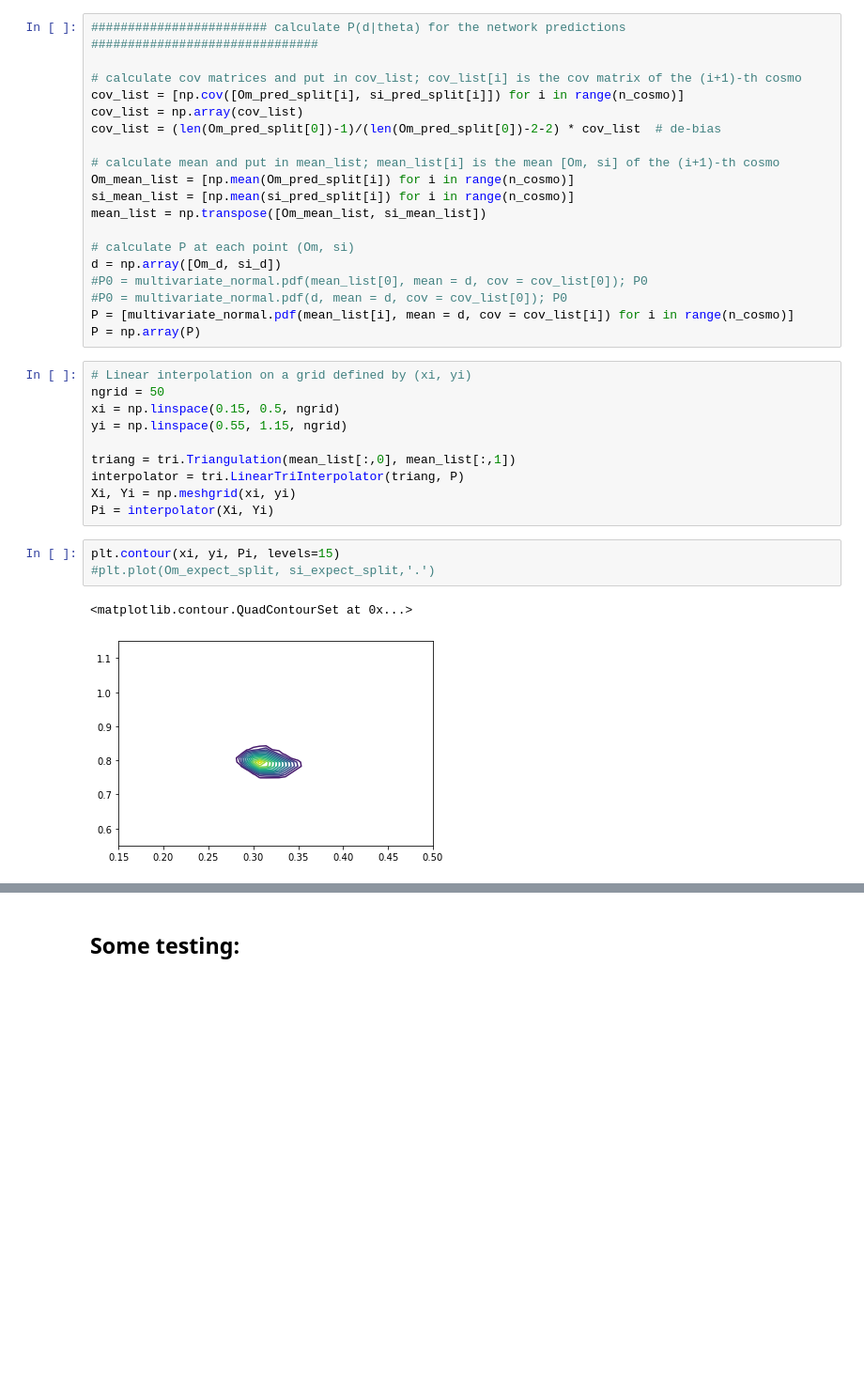
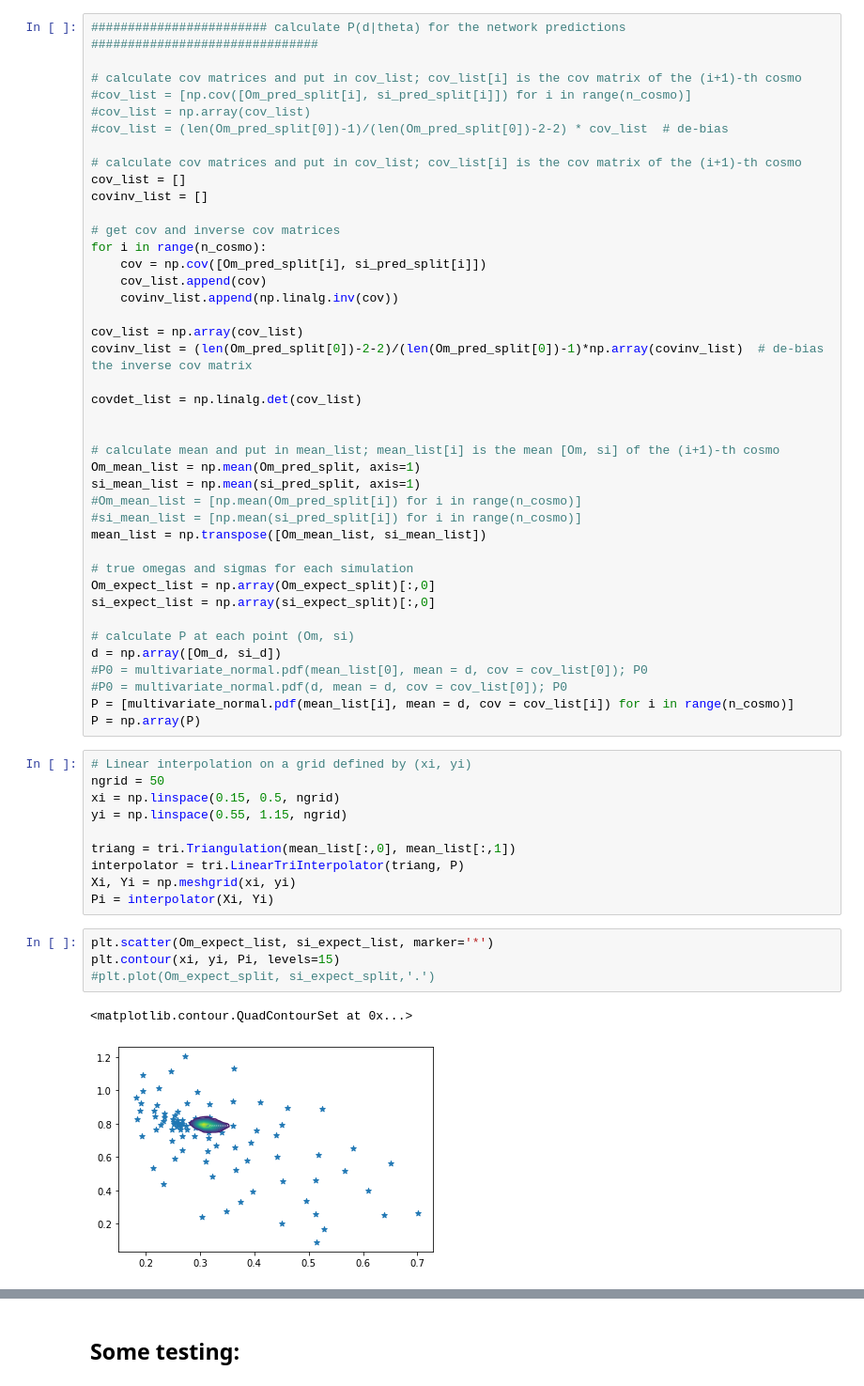
Before and after one commit to tianliwng/CNN-plus-weak-lensing, a Jupyter notebook: likelihood_CNN.ipynb, the cells around one changed output, grey strips where cells are left out. Shown at 94% size. Cells and saved outputs as stored; diff of their text form; blank space fills up the shorter version.

```diff
--- a/likelihood_CNN.ipynb
+++ b/likelihood_CNN.ipynb
@@ -31,14 +33,36 @@ si_pred_split = np.array_split(si_pred, n_cosmo)
 ######################## calculate P(d|theta) for the network predictions ###############################
 
 # calculate cov matrices and put in cov_list; cov_list[i] is the cov matrix of the (i+1)-th cosmo
-cov_list = [np.cov([Om_pred_split[i], si_pred_split[i]]) for i in range(n_cosmo)]
+#cov_list = [np.cov([Om_pred_split[i], si_pred_split[i]]) for i in range(n_cosmo)]
+#cov_list = np.array(cov_list)
+#cov_list = (len(Om_pred_split[0])-1)/(len(Om_pred_split[0])-2-2) * cov_list  # de-bias
+
+# calculate cov matrices and put in cov_list; cov_list[i] is the cov matrix of the (i+1)-th cosmo
+cov_list = []
+covinv_list = []
+
+# get cov and inverse cov matrices
+for i in range(n_cosmo):
+    cov = np.cov([Om_pred_split[i], si_pred_split[i]])
+    cov_list.append(cov)
+    covinv_list.append(np.linalg.inv(cov))
+
 cov_list = np.array(cov_list)
-cov_list = (len(Om_pred_split[0])-1)/(len(Om_pred_split[0])-2-2) * cov_list  # de-bias
+covinv_list = (len(Om_pred_split[0])-2-2)/(len(Om_pred_split[0])-1)*np.array(covinv_list)  # de-bias the inverse cov matrix
+
+covdet_list = np.linalg.det(cov_list)
+
 
 # calculate mean and put in mean_list; mean_list[i] is the mean [Om, si] of the (i+1)-th cosmo
-Om_mean_list = [np.mean(Om_pred_split[i]) for i in range(n_cosmo)]
-si_mean_list = [np.mean(si_pred_split[i]) for i in range(n_cosmo)]
+Om_mean_list = np.mean(Om_pred_split, axis=1)
+si_mean_list = np.mean(si_pred_split, axis=1)
+#Om_mean_list = [np.mean(Om_pred_split[i]) for i in range(n_cosmo)]
+#si_mean_list = [np.mean(si_pred_split[i]) for i in range(n_cosmo)]
 mean_list = np.transpose([Om_mean_list, si_mean_list])
+
+# true omegas and sigmas for each simulation
+Om_expect_list = np.array(Om_expect_split)[:,0]
+si_expect_list = np.array(si_expect_split)[:,0]
 
 # calculate P at each point (Om, si)
 d = np.array([Om_d, si_d])
@@ -57,8 +81,9 @@ interpolator = tri.LinearTriInterpolator(triang, P)
 Xi, Yi = np.meshgrid(xi, yi)
 Pi = interpolator(Xi, Yi)
 # %%
+plt.scatter(Om_expect_list, si_expect_list, marker='*')
 plt.contour(xi, yi, Pi, levels=15)
 #plt.plot(Om_expect_split, si_expect_split,'.')
 # %% [output]
 <matplotlib.contour.QuadContourSet at 0x...>
-[figure, old version]
+[figure, new version]
```
Also changed, not shown: parts of 5 cells of this notebook.
